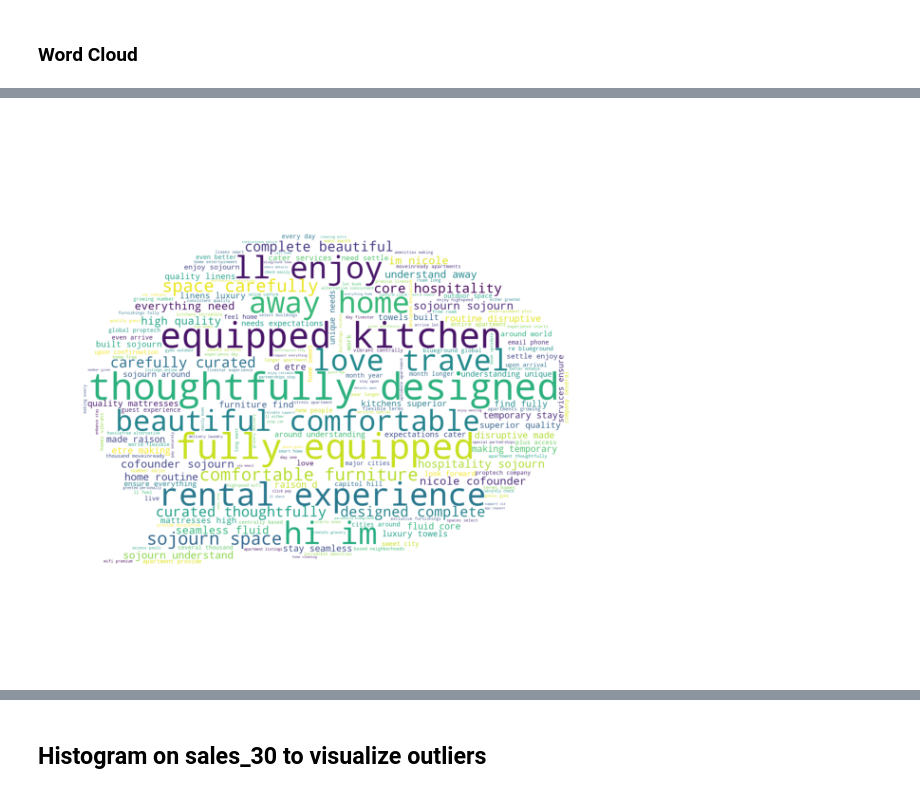
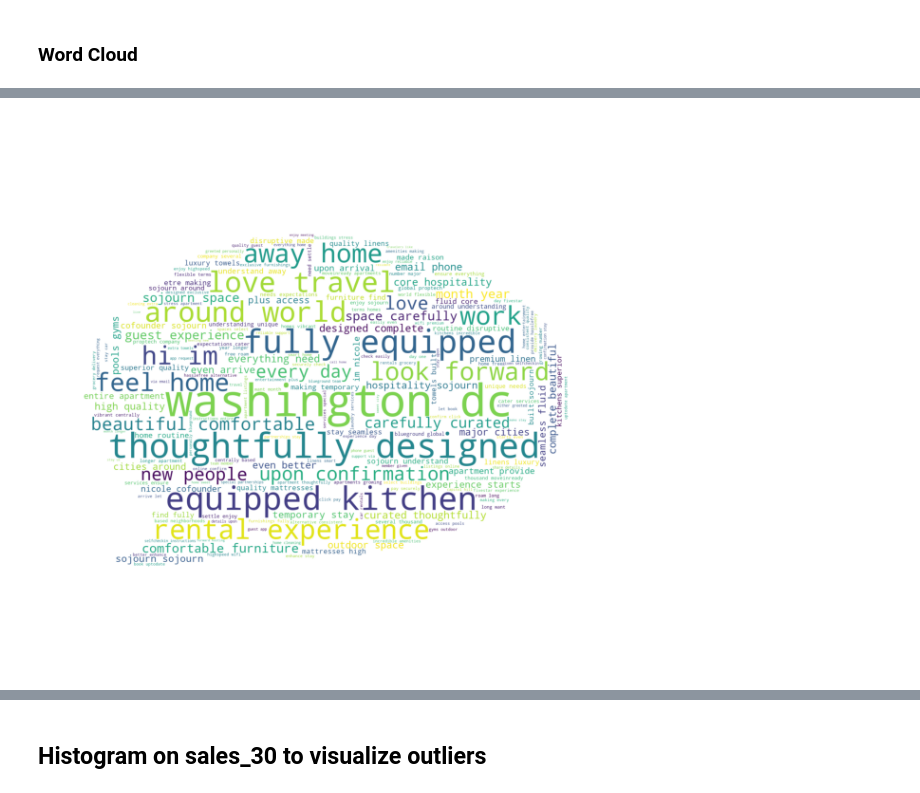
Before and after one commit to sk2337/datavizproject, a Jupyter notebook: data_cleaning.ipynb, the cells around one changed output, grey strips where cells are left out. Drawn from its saved outputs; the diff is of its cells as text; code cells hidden in the pictures.

```diff
--- a/data_cleaning.ipynb
+++ b/data_cleaning.ipynb
@@ -84,2 +72,8 @@ df['neighbourhood_cleansed'] = df['neighbourhood_cleansed'].replace(neighbourhoo
+# %%
+
+df['neighbourhood_cleansed'] = df['neighbourhood_cleansed'].str.split(',').str[0]
 # %%
 neighbourhood_taken_60_sum = df.groupby('neighbourhood_cleansed')['taken_60'].sum().sort_values(ascending=False)
+top_ten_neighbourhoods = neighbourhood_taken_60_sum.head(10)
+names_only = top_ten_neighbourhoods.index
+names_only
@@ -108,7 +107,7 @@ plt.show()
 # %% [output]
 [figure]
 # %%
-top_neighbourhoods = list(neighbourhood_mapping.values())
+top_neighbourhoods = list(names_only)
 df = df[df['neighbourhood_cleansed'].isin(top_neighbourhoods)]
 len(df)
 # %% [output]
@@ -226,7 +260,8 @@ import string
 from PIL import Image
 from wordcloud import WordCloud, STOPWORDS, ImageColorGenerator
 from collections import Counter
-
+from nltk.corpus import stopwords
+import nltk
 # Extract the 'host_about' column, removing NaN values
 host_about_text = df['host_about'].dropna()
 
@@ -236,30 +271,33 @@ combined_text = " ".join(host_about_text)
 # Removing punctuation
 translator = str.maketrans('', '', string.punctuation)
 text_no_punctuation = combined_text.translate(translator)
+nltk.download('stopwords')
 
+# Set of English stopwords
+stop_words = set(stopwords.words('english'))
 # Manually defining a basic set of English stopwords
-basic_stopwords = set([
-    "i", "me", "my", "myself", "we", "our", "ours", "ourselves", "you", "your", "yours",
-    "yourself", "yourselves", "he", "him", "his", "himself", "she", "her", "hers",
-    "herself", "it", "its", "itself", "they", "them", "their", "theirs", "themselves",
-    "what", "which", "who", "whom", "this", "that", "these", "those", "am", "is", "are",
-    "was", "were", "be", "been", "being", "have", "has", "had", "having", "do", "does",
-    "did", "doing", "a", "an", "the", "and", "but", "if", "or", "because", "as", "until",
-    "while", "of", "at", "by", "for", "with", "about", "against", "between", "into",
-    "through", "during", "before", "after", "above", "below", "to", "from", "up", "down",
-    "in", "out", "on", "off", "over", "under", "again", "further", "then", "once", "here",
-    "there", "when", "where", "why", "how", "all", "any", "both", "each", "few", "more",
-    "most", "other", "some", "such", "no", "nor", "not", "only", "own", "same", "so",
-    "than", "too", "very", "s", "t", "can", "will", "just", "don", "should", "now","washington","dc","you'll"
-])
+# basic_stopwords = set([
+#    "i", "me", "my", "myself", "we", "our", "ours", "ourselves", "you", "your", "yours",
+#    "yourself", "yourselves", "he", "him", "his", "himself", "she", "her", "hers",
+#    "herself", "it", "its", "itself", "they", "them", "their", "theirs", "themselves",
+#    "what", "which", "who", "whom", "this", "that", "these", "those", "am", "is", "are",
+#    "was", "were", "be", "been", "being", "have", "has", "had", "having", "do", "does",
+#    "did", "doing", "a", "an", "the", "and", "but", "if", "or", "because", "as", "until",
+#    "while", "of", "at", "by", "for", "with", "about", "against", "between", "into",
+#    "through", "during", "before", "after", "above", "below", "to", "from", "up", "down",
+#    "in", "out", "on", "off", "over", "under", "again", "further", "then", "once", "here",
+#    "there", "when", "where", "why", "how", "all", "any", "both", "each", "few", "more",
+#    "most", "other", "some", "such", "no", "nor", "not", "only", "own", "same", "so",
+#    "than", "too", "very", "s", "t", "can", "will", "just", "don", "should", "now","washington","dc","you'll"
+#])
 
 # Remove basic stopwords
-text_no_basic_stopwords = ' '.join([word for word in text_no_punctuation.lower().split() if word not in basic_stopwords])
+text_no_basic_stopwords = ' '.join([word for word in text_no_punctuation.lower().split() if word not in stop_words])
 mask = np.array(Image.open("comment.png"))
 # Generate the word cloud with the simplified stopword set
 wordcloud = WordCloud(width = 800, height = 800,
                 background_color ='white',
-                stopwords = basic_stopwords,
+                stopwords = stop_words,
                 min_font_size = 10,mask=mask).generate(text_no_basic_stopwords)
 
 # Display the word cloud
@@ -272,4 +313,4 @@ plt.show()
-[figure, old version]
+[figure, new version]
 # %%
 word_counts = Counter(text_no_basic_stopwords.split())
 most_common_words = word_counts.most_common(10)
```
Also changed, not shown: parts of 12 cells of this notebook, 11 other files.
